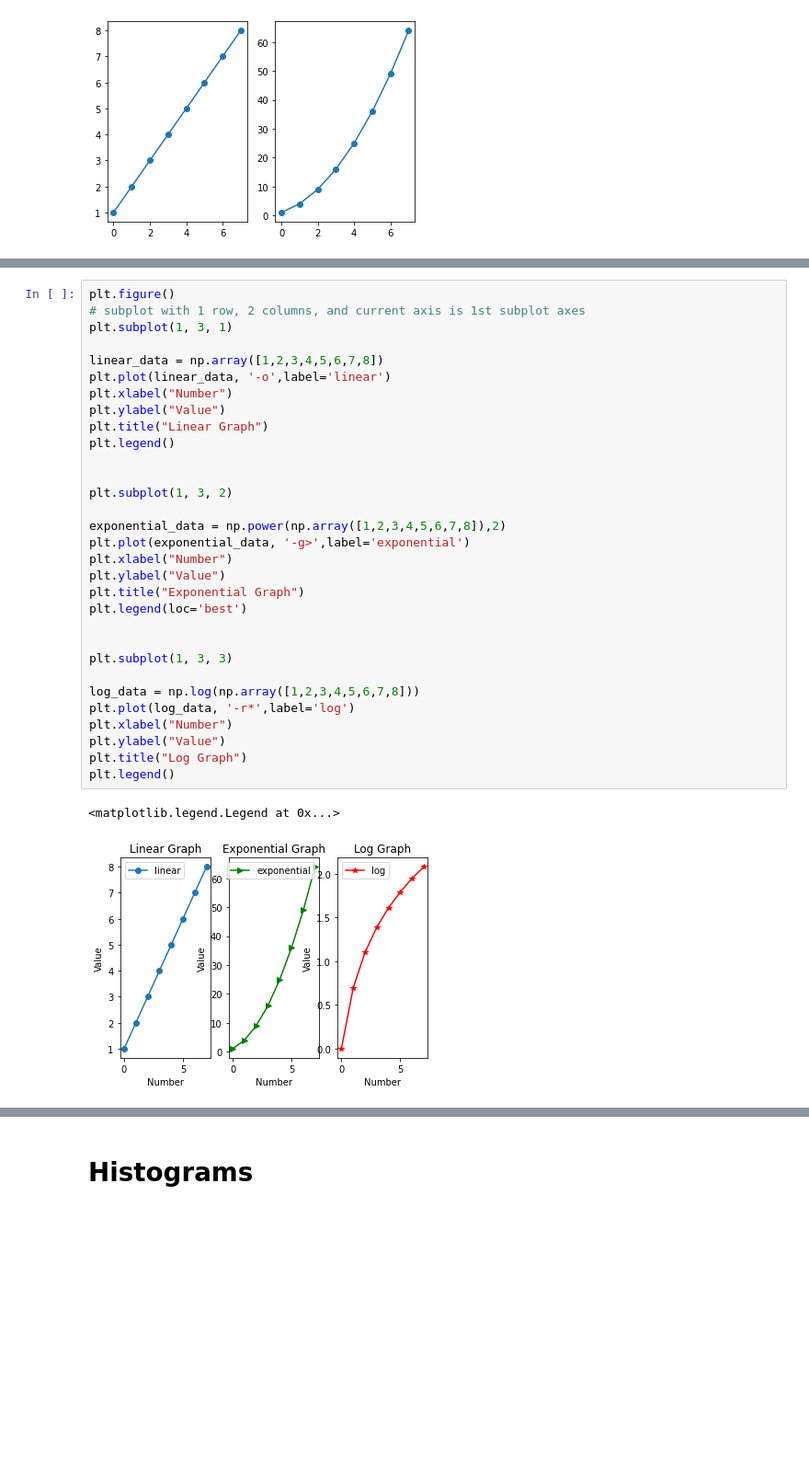
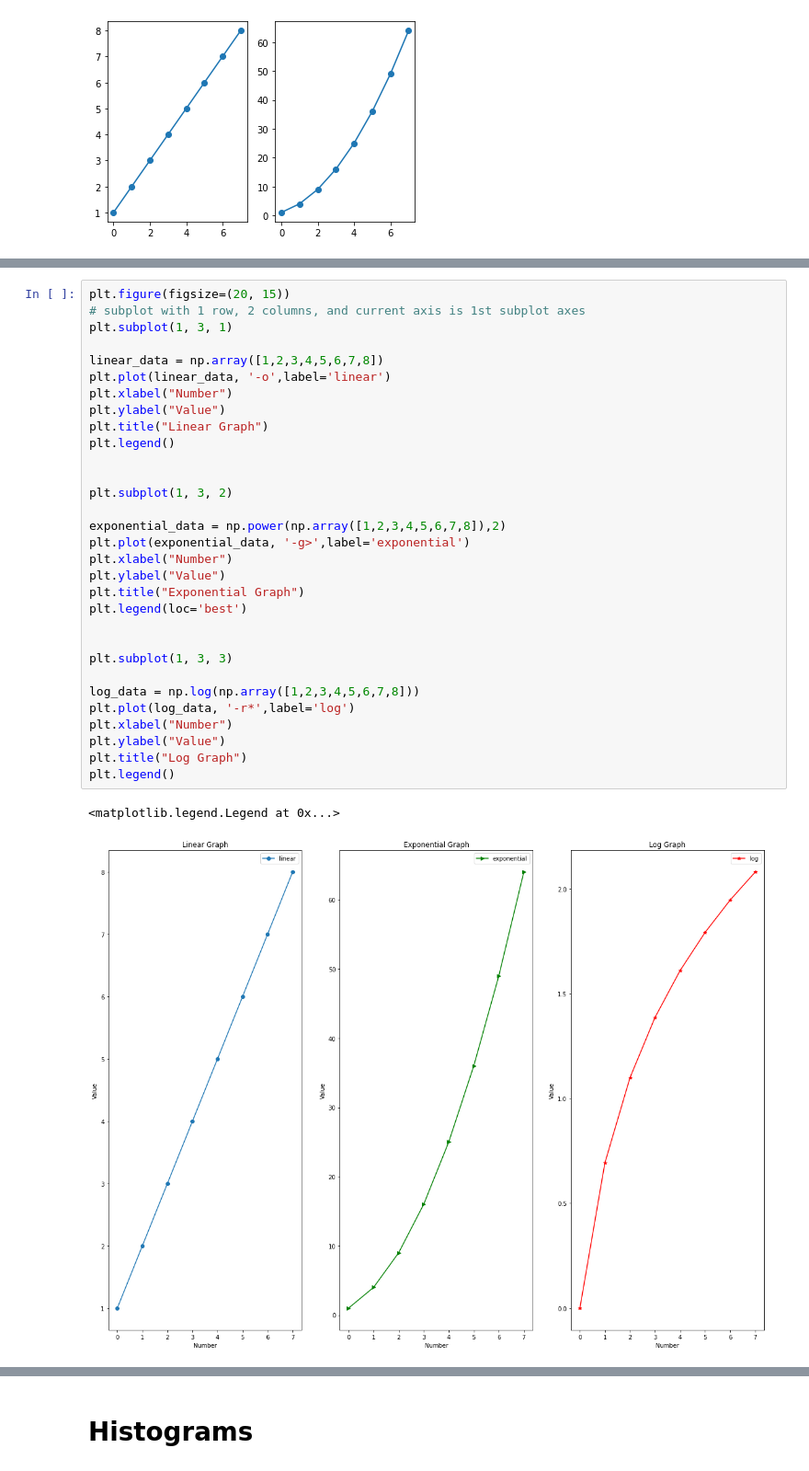
Before and after one commit to safeer-maker/MachineLearningPractice, a Jupyter notebook: Visualizations updated/Visualizations/Visualizations/Visualization 2.ipynb, the cells around one changed output, grey strips where cells are left out. Shown: that part at 92% size. Saved outputs shown, nothing was run; the diff lists cells and outputs as text; blank space fills up the shorter version.

```diff
--- a/Visualizations updated/Visualizations/Visualizations/Visualization 2.ipynb
+++ b/Visualizations updated/Visualizations/Visualizations/Visualization 2.ipynb
@@ -49,37 +49,37 @@ plt.legend()
 # %%
-plt.figure()
+plt.figure(figsize=(20, 15))
 # subplot with 1 row, 2 columns, and current axis is 1st subplot axes
 plt.subplot(1, 3, 1)
 
 linear_data = np.array([1,2,3,4,5,6,7,8])
 plt.plot(linear_data, '-o',label='linear')
 plt.xlabel("Number")
 plt.ylabel("Value")
 plt.title("Linear Graph")
 plt.legend()
 
 
 plt.subplot(1, 3, 2)
 
 exponential_data = np.power(np.array([1,2,3,4,5,6,7,8]),2)
 plt.plot(exponential_data, '-g>',label='exponential')
 plt.xlabel("Number")
 plt.ylabel("Value")
 plt.title("Exponential Graph")
 plt.legend(loc='best')
 
 
 plt.subplot(1, 3, 3)
 
 log_data = np.log(np.array([1,2,3,4,5,6,7,8]))
 plt.plot(log_data, '-r*',label='log')
 plt.xlabel("Number")
 plt.ylabel("Value")
 plt.title("Log Graph")
 plt.legend()
 # %% [output]
 <matplotlib.legend.Legend at 0x...>
-[figure, old version]
+[figure, new version]
 # %%
 # create a 3x3 grid of subplots
 #plt.subplots(3, 3, sharex=True, sharey=True)
```
Also changed, not shown: parts of 11 cells of this notebook, 1 other file.
